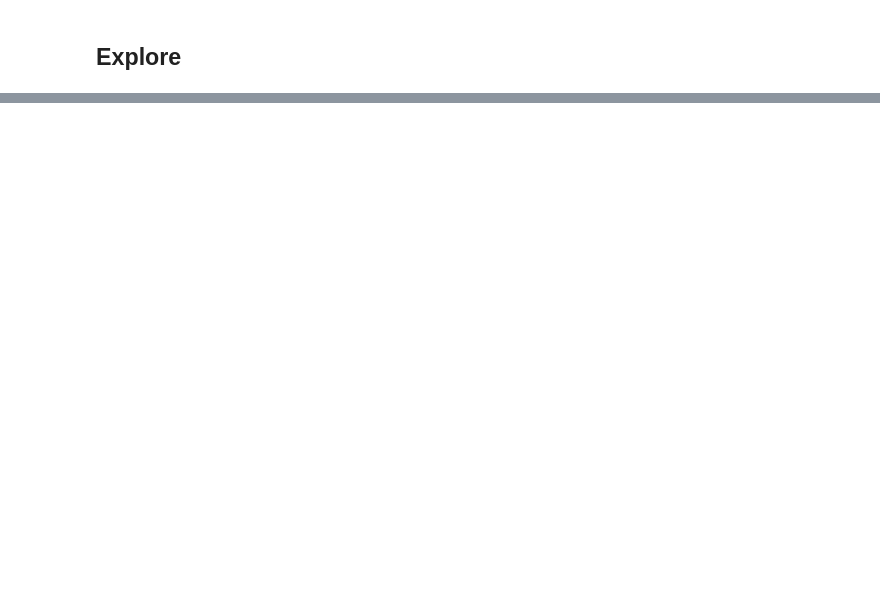
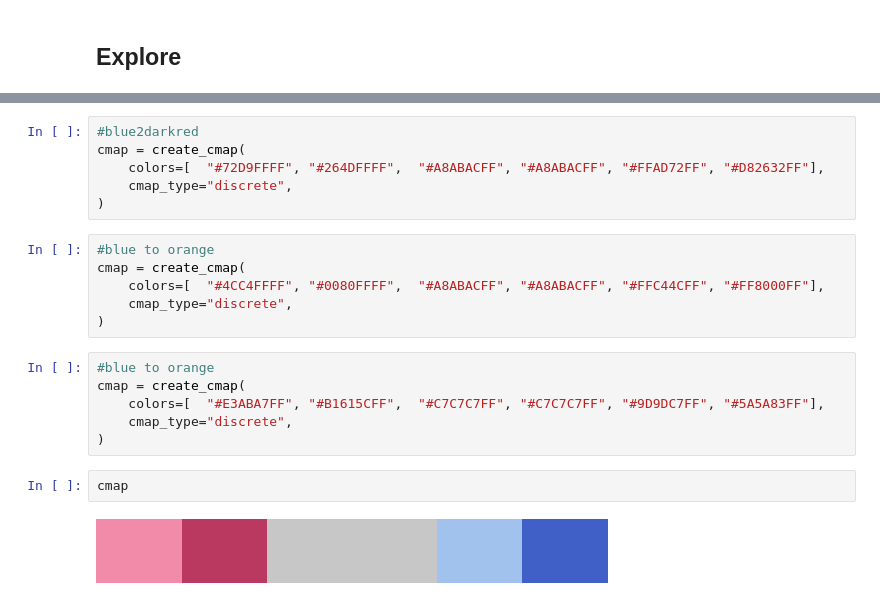
Before and after one commit to Lisa-Ho/30-day-map-challenge, a Jupyter notebook: 2025/day3-opposites/googles-search-opposites.ipynb, the cells around one changed output, grey strips where cells are left out. Saved outputs shown, nothing was run; the diff lists cells and outputs as text; blank space fills up the shorter version.

```diff
--- a/2025/day3-opposites/googles-search-opposites.ipynb
+++ b/2025/day3-opposites/googles-search-opposites.ipynb
@@ -120,0 +286,22 @@ df
+# %%
+#blue2darkred
+cmap = create_cmap(
+    colors=[  "#72D9FFFF", "#264DFFFF",  "#A8ABACFF", "#A8ABACFF", "#FFAD72FF", "#D82632FF"],
+    cmap_type="discrete",
+)
+# %%
+#blue to orange
+cmap = create_cmap(
+    colors=[  "#4CC4FFFF", "#0080FFFF",  "#A8ABACFF", "#A8ABACFF", "#FFC44CFF", "#FF8000FF"],
+    cmap_type="discrete",
+)
+# %%
+#blue to orange
+cmap = create_cmap(
+    colors=[  "#E3ABA7FF", "#B1615CFF",  "#C7C7C7FF", "#C7C7C7FF", "#9D9DC7FF", "#5A5A83FF"],
+    cmap_type="discrete",
+)
+# %%
+cmap
+# %% [output]
+[figure, added]
```
Also changed, not shown: parts of 19 cells of this notebook.
